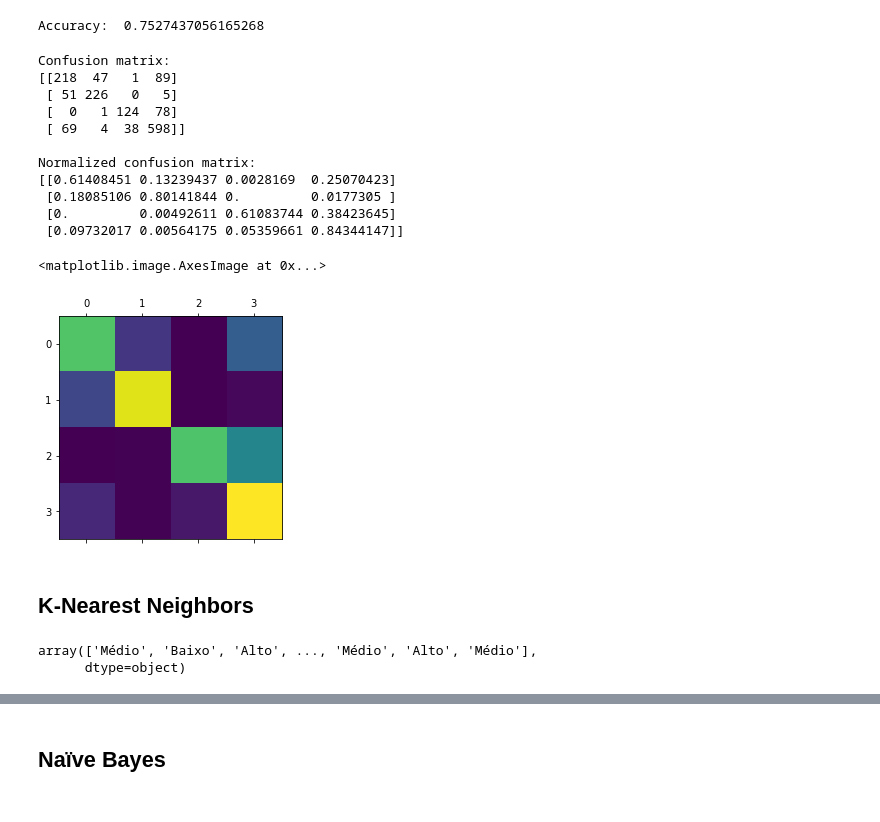
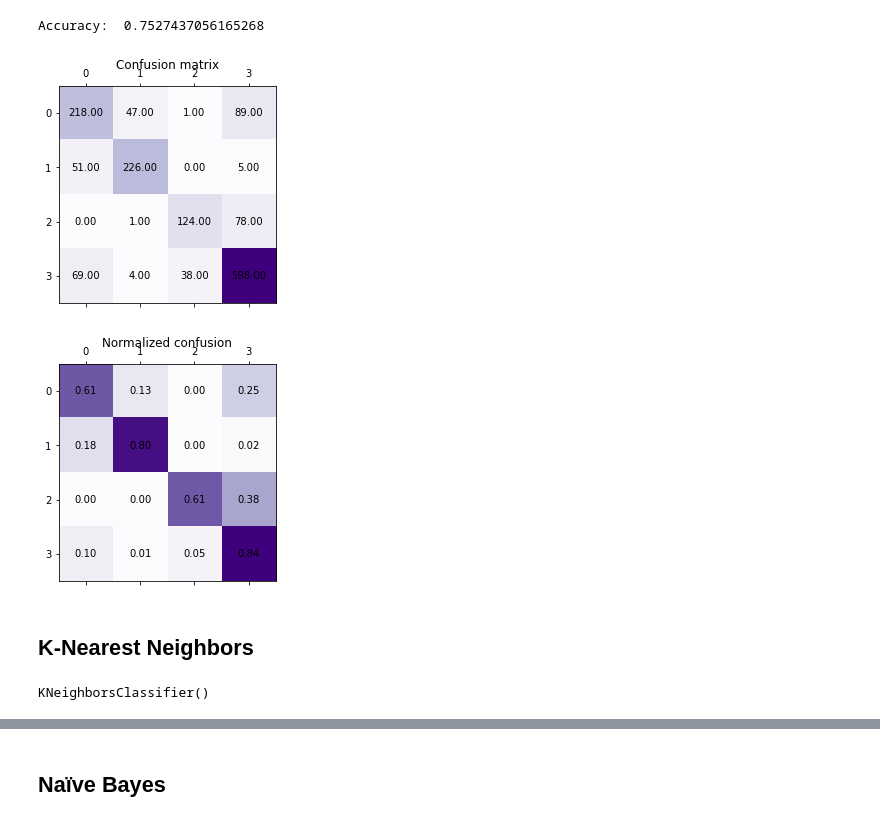
Before and after one commit to Fitonho/ML-classification, a Jupyter notebook: trabalho2.ipynb, the cells around one changed output, grey strips where cells are left out. Cells and saved outputs as stored; diff of their text form; code cells hidden in the pictures.

```diff
--- a/trabalho2.ipynb
+++ b/trabalho2.ipynb
@@ -101,45 +106,37 @@ Accuracy:  0.7527437056165268
 # %%
 # Calculate the confusion matrix itself
 confusion = metrics.confusion_matrix(test_y, pred_y)
-print(f"Confusion matrix:\n{confusion}")
+
+fig, ax = plt.subplots()
+ax.matshow(confusion,cmap='Purples')
+ax.set_title(label='Confusion matrix')
+
+for (i, j), z in np.ndenumerate(confusion):
+    ax.text(j, i, '{:0.2f}'.format(z), ha='center', va='center')
+
 
 normalizedConfusion = np.array([])
 
 # Normalizing by the true label counts to get rates
 for row in confusion:
     normalizedConfusion = np.append( normalizedConfusion, row/row.sum())
 
 normalizedConfusion = np.reshape(normalizedConfusion,(4,4))
 
+fig2, ax2 = plt.subplots()
+ax2.matshow(normalizedConfusion,cmap='Purples')
+ax2.set_title(label='Normalized confusion')
 
-print(f"\nNormalized confusion matrix:")
-print(normalizedConfusion)
-
-plt.matshow(normalizedConfusion)
+for (i, j), z in np.ndenumerate(normalizedConfusion):
+    ax2.text(j, i, '{:0.2f}'.format(z), ha='center', va='center')
 # %% [output]
-Confusion matrix:
-[[218  47   1  89]
- [ 51 226   0   5]
- [  0   1 124  78]
- [ 69   4  38 598]]
-
-Normalized confusion matrix:
-[[0.61408451 0.13239437 0.0028169  0.25070423]
- [0.18085106 0.80141844 0.         0.0177305 ]
- [0.         0.00492611 0.61083744 0.38423645]
- [0.09732017 0.00564175 0.05359661 0.84344147]]
-<matplotlib.image.AxesImage at 0x...>
-[figure, old version]
+[figure, new version]
+[figure, added]
 # %% [markdown]
 ## K-Nearest Neighbors
 # %%
 #KNN
-from sklearn.neighbors import KNeighborsClassifier
 classifier = KNeighborsClassifier(n_neighbors=5)
 classifier.fit(train_X, train_y)
-pred_y = classifier.predict(test_X)
+# %% [output]
+KNeighborsClassifier()
-# %%
-pred_y
-# %% [output]
-array(['Médio', 'Baixo', 'Alto', ..., 'Médio', 'Alto', 'Médio'],
-      dtype=object)
```
Also changed, not shown: parts of 21 cells of this notebook.
